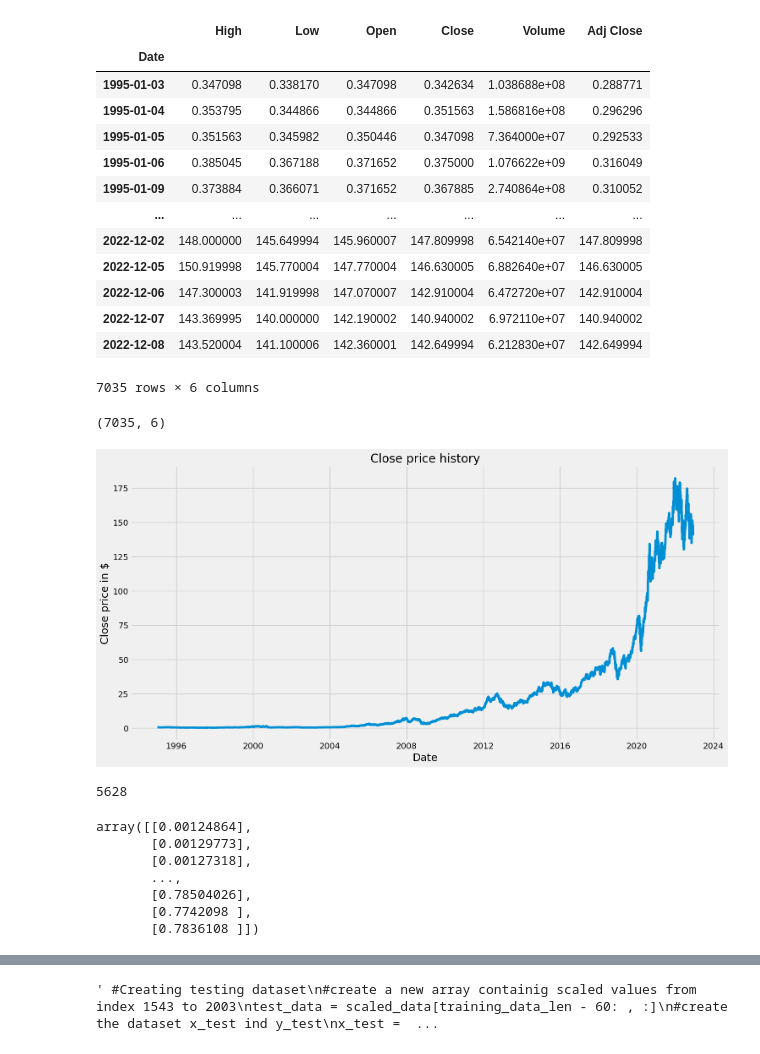
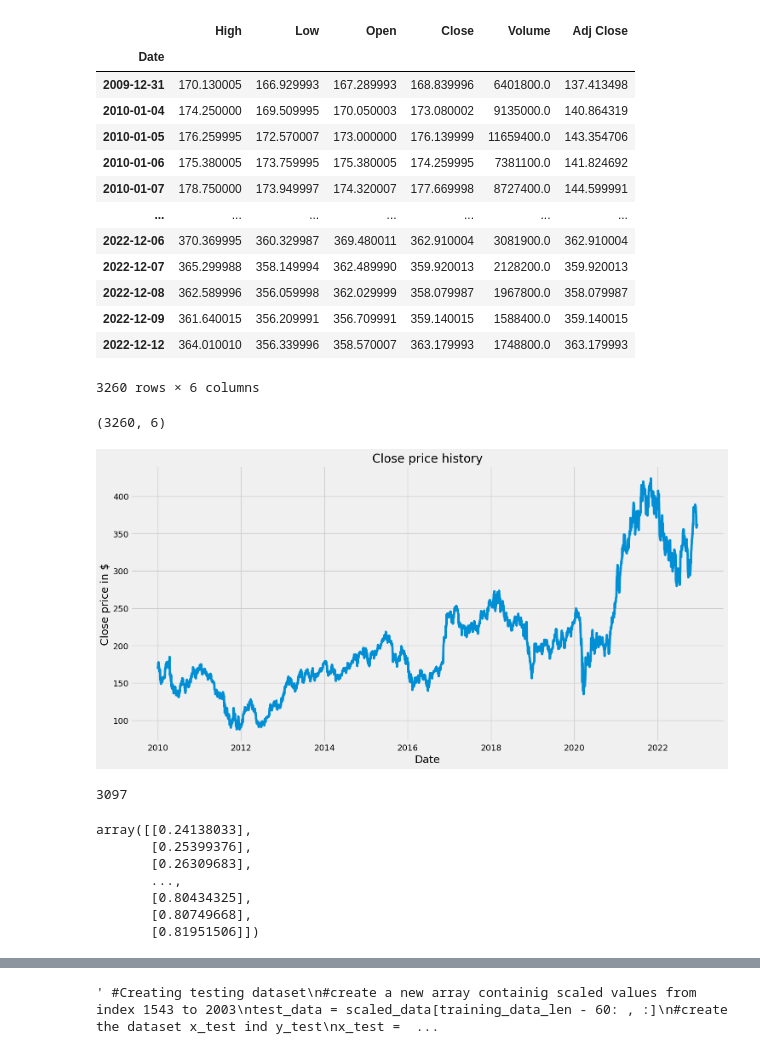
Before and after one commit to neeerob/Stock-closing-price-prediction, a Jupyter notebook: Using Artificial neural network for APPLE(AAPL) advanceV1.0.ipynb, the cells around one changed output, grey strips where cells are left out. Drawn from its saved outputs; the diff is of its cells as text; code cells hidden in the pictures.

```diff
--- a/Using Artificial neural network for APPLE(AAPL) advanceV1.0.ipynb
+++ b/Using Artificial neural network for APPLE(AAPL) advanceV1.0.ipynb
@@ -19,28 +16,28 @@ To enable them in other operations, rebuild TensorFlow with the appropriate comp
 # %%
 #Get the data
-df = web.DataReader('AAPL', data_source = 'yahoo', start='1995-01-01', end='2022-12-08')
+df = web.DataReader('GS', data_source = 'yahoo', start='2010-01-01', end='2022-12-12')
 #showing data
 df
 # %% [output]
 |  | High | Low | Open | Close | Volume | Adj Close |
 | Date |  |  |  |  |  |  |
-| 1995-01-03 | 0.347098 | 0.338170 | 0.347098 | 0.342634 | 1.038688e+08 | 0.288771 |
-| 1995-01-04 | 0.353795 | 0.344866 | 0.344866 | 0.351563 | 1.586816e+08 | 0.296296 |
-| 1995-01-05 | 0.351563 | 0.345982 | 0.350446 | 0.347098 | 7.364000e+07 | 0.292533 |
-| 1995-01-06 | 0.385045 | 0.367188 | 0.371652 | 0.375000 | 1.076622e+09 | 0.316049 |
-| 1995-01-09 | 0.373884 | 0.366071 | 0.371652 | 0.367885 | 2.740864e+08 | 0.310052 |
+| 2009-12-31 | 170.130005 | 166.929993 | 167.289993 | 168.839996 | 6401800.0 | 137.413498 |
+| 2010-01-04 | 174.250000 | 169.509995 | 170.050003 | 173.080002 | 9135000.0 | 140.864319 |
+| 2010-01-05 | 176.259995 | 172.570007 | 173.000000 | 176.139999 | 11659400.0 | 143.354706 |
+| 2010-01-06 | 175.380005 | 173.759995 | 175.380005 | 174.259995 | 7381100.0 | 141.824692 |
+| 2010-01-07 | 178.750000 | 173.949997 | 174.320007 | 177.669998 | 8727400.0 | 144.599991 |
 | ... | ... | ... | ... | ... | ... | ... |
-| 2022-12-02 | 148.000000 | 145.649994 | 145.960007 | 147.809998 | 6.542140e+07 | 147.809998 |
-| 2022-12-05 | 150.919998 | 145.770004 | 147.770004 | 146.630005 | 6.882640e+07 | 146.630005 |
-| 2022-12-06 | 147.300003 | 141.919998 | 147.070007 | 142.910004 | 6.472720e+07 | 142.910004 |
-| 2022-12-07 | 143.369995 | 140.000000 | 142.190002 | 140.940002 | 6.972110e+07 | 140.940002 |
-| 2022-12-08 | 143.520004 | 141.100006 | 142.360001 | 142.649994 | 6.212830e+07 | 142.649994 |
+| 2022-12-06 | 370.369995 | 360.329987 | 369.480011 | 362.910004 | 3081900.0 | 362.910004 |
+| 2022-12-07 | 365.299988 | 358.149994 | 362.489990 | 359.920013 | 2128200.0 | 359.920013 |
+| 2022-12-08 | 362.589996 | 356.059998 | 362.029999 | 358.079987 | 1967800.0 | 358.079987 |
+| 2022-12-09 | 361.640015 | 356.209991 | 356.709991 | 359.140015 | 1588400.0 | 359.140015 |
+| 2022-12-12 | 364.010010 | 356.339996 | 358.570007 | 363.179993 | 1748800.0 | 363.179993 |
-7035 rows × 6 columns
+3260 rows × 6 columns
 # %%
 #get row and col
 df.shape
 # %% [output]
-(7035, 6)
+(3260, 6)
 # %%
 #ploting data focusing on closing price history
 plt.figure(figsize=(16,8))
@@ -50,7 +47,7 @@ plt.xlabel('Date', fontsize=18)
 plt.ylabel('Close price in $',fontsize=18)
 plt.show()
 # %% [output]
-[figure, old version]
+[figure, new version]
 # %%
 #Creating new datafram with only 'Close price column'
 data = df.filter(['Close'])
@@ -58,11 +55,11 @@ data = df.filter(['Close'])
 dataset = data.values
 #Get the num of rows to train the model on
 #training on 80% of data
-training_data_len = math.ceil(len(dataset) * .8)
+training_data_len = math.ceil(len(dataset) * .95)
 
 training_data_len
 # %% [output]
-5628
+3097
 # %%
 #Scale the data
 #Preprocesing
@@ -71,13 +68,13 @@ scaled_data = scaler.fit_transform(dataset)
 
 scaled_data
 # %% [output]
-array([[0.00124864],
-       [0.00129773],
-       [0.00127318],
+array([[0.24138033],
+       [0.25399376],
+       [0.26309683],
        ...,
-       [0.78504026],
-       [0.7742098 ],
-       [0.7836108 ]])
+       [0.80434325],
+       [0.80749668],
+       [0.81951506]])
 # %%
 #Create the training dataset
 #creating the scaler dataset
```
Also changed, not shown: parts of 12 cells of this notebook, 1 other file.
